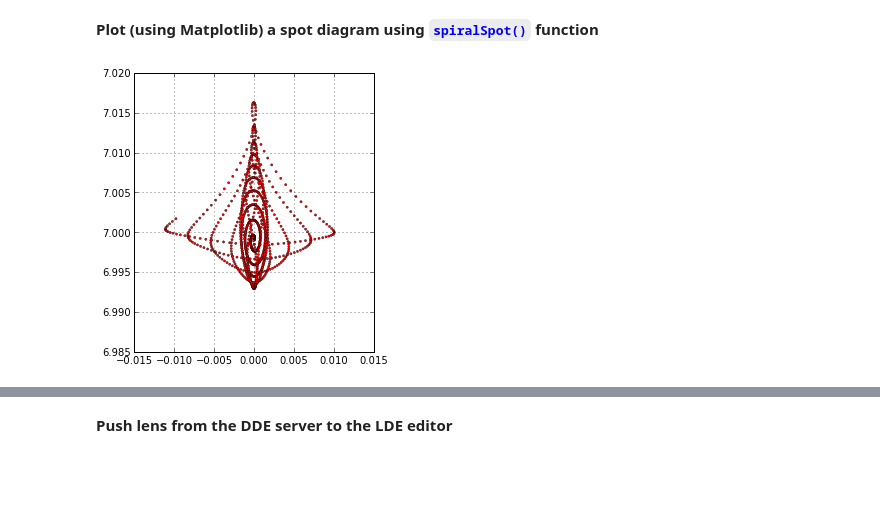
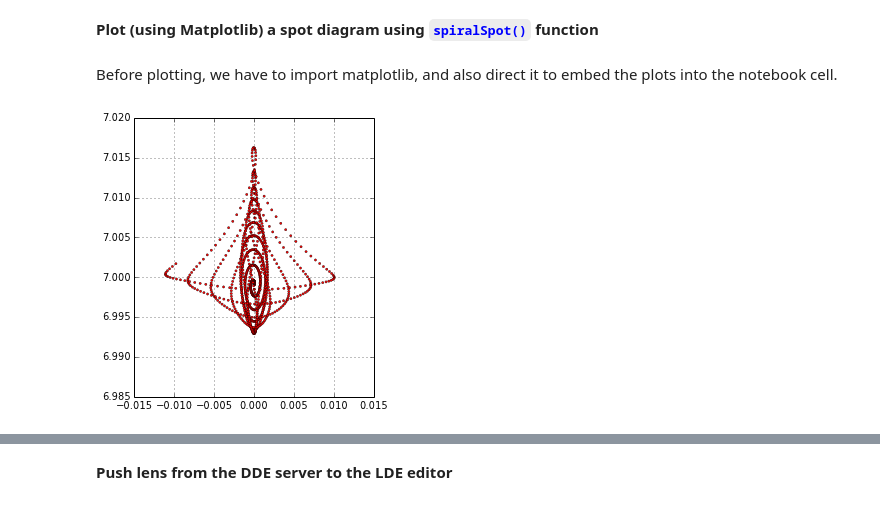
Before and after one commit to xzos/PyZDDE, a Jupyter notebook: Examples/IPNotebooks/pyZDDE_Usage_Test_In_Notebook.ipynb, the cells around one changed output, grey strips where cells are left out. Saved outputs shown, nothing was run; the diff lists cells and outputs as text; code cells hidden in the pictures; blank space fills up the shorter version.

```diff
--- a/Examples/IPNotebooks/pyZDDE_Usage_Test_In_Notebook.ipynb
+++ b/Examples/IPNotebooks/pyZDDE_Usage_Test_In_Notebook.ipynb
@@ -59,3 +59,5 @@ l.zGetFile()
 'C:\\Users\\Indranil\\Documents\\ZEMAX\\Samples\\Sequential\\Objectives\\Cooke 40 degree field.zmx'
 # %% [markdown]
 **Plot (using Matplotlib) a spot diagram using <font color='blue'>`spiralSpot()`</font> function**
+# %% [markdown]
+Before plotting, we have to import matplotlib, and also direct it to embed the plots into the notebook cell.
@@ -62,13 +68,14 @@ l.zGetFile()
 # %%
 x,y,_,_ = l.zSpiralSpot(0.0,0.4,1,10,1000)
 # %%
-figsize(8,5) # Set figure size of IPython figure # required to have opened the notebook with --pylab inline
-sp = scatter(x, y, s=5, c='red', linewidth=0.35)
-grid()
-ax = gca()
+fig = plt.figure(figsize=(8,5))
+ax = fig.add_subplot(111)
+sp = ax.scatter(x, y, s=5, c='red', linewidth=0.35)
+ax.grid()
 ax.set_aspect('equal')
+plt.show()
 # %% [output]
-[figure, old version]
+[figure, new version]
 # %%
 # Note that the kernel is going to be busy for a little time
 hx = 0.0
```
Also changed, not shown: parts of 11 cells of this notebook, 15 other files.
